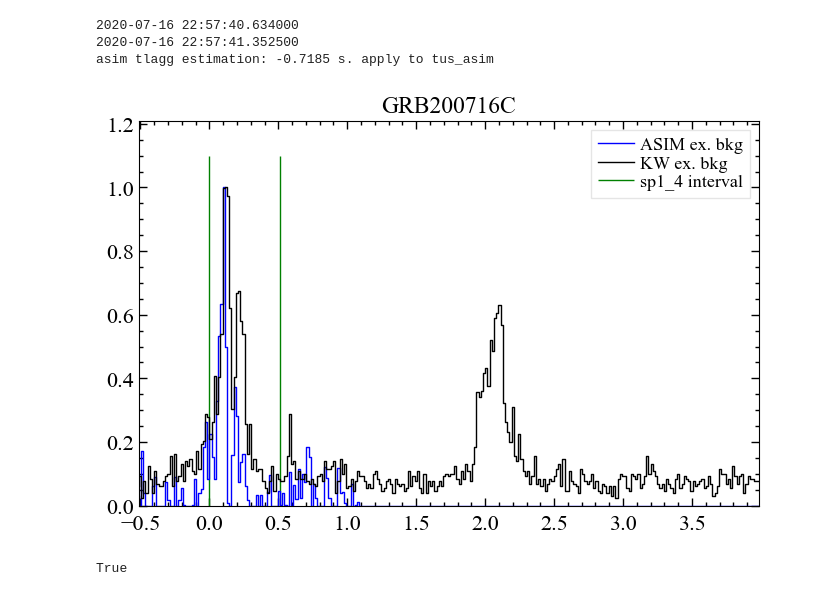
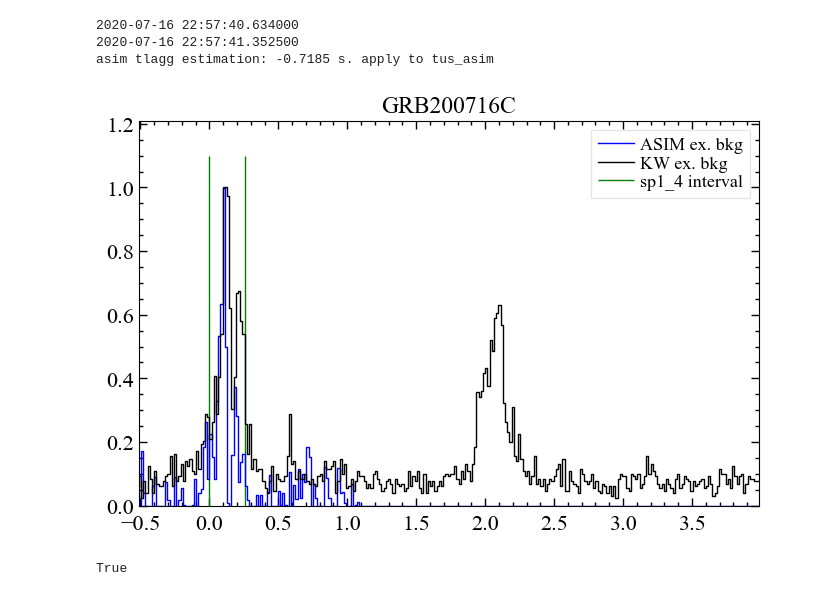
Before and after one commit to AndreasRamsli/GRB, a Jupyter notebook: xspec/GRB200716C/GRB200716C_extract.ipynb, the cells around one changed output. Cells and saved outputs as stored; diff of their text form; code cells hidden in the pictures.

```diff
--- a/xspec/GRB200716C/GRB200716C_extract.ipynb
+++ b/xspec/GRB200716C/GRB200716C_extract.ipynb
@@ -407,20 +406,20 @@ tlagg_approx_asim = -0.7185
 # %%
 tus_asim = tus_asim_burst + tlagg_approx_asim
 
 asim_counts, asim_edges = np.histogram(tus_asim, bins=bins)
 asim_jx = np.searchsorted(asim_edges, -0.15)
 asim_counts = np.maximum(asim_counts - np.mean(asim_counts[:asim_jx]), 0)
 
 plt.step(x=bins[:-1], y=asim_counts/max(asim_counts), where='pre', label='ASIM ex. bkg',c='blue')
 plt.step(x=bins[:-1],y=(G2+G3)/max(G2+G3),where='pre',label='KW ex. bkg',c='black')
-plt.vlines(x=[0.0,0.512],ymin=0,ymax=1.1,label='sp1_4 interval',color='g')
+plt.vlines(x=[0.0,0.256],ymin=0,ymax=1.1,label='sp1_4 interval',color='g')
 #plt.xlim(left=0.1, right=0.3)
 plt.ylim(bottom=0.0)
 plt.title("GRB200716C")
 plt.legend()
 plt.show() #evident that the asim lc must be shifted by ~ -0.6s
 # %% [output]
-[figure, old version]
+[figure, new version]
 # %%
 asim_lc = LC(time=asim_edges[:-1]+binsize/2,counts=asim_counts,skip_checks=True)
 kw_lc = LC(time=bins[:-1]+binsize/2,counts=G3,skip_checks=True)
```
Also changed, not shown: parts of 10 cells of this notebook, 10 other files.
